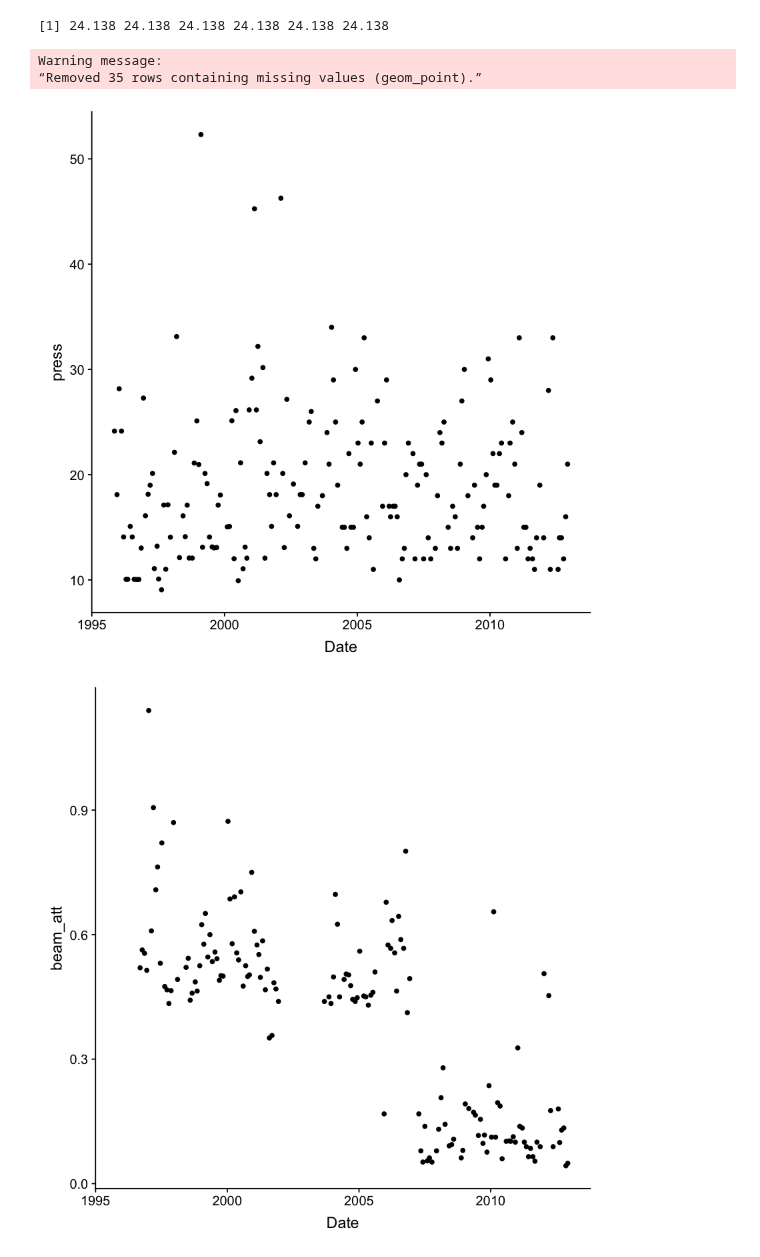
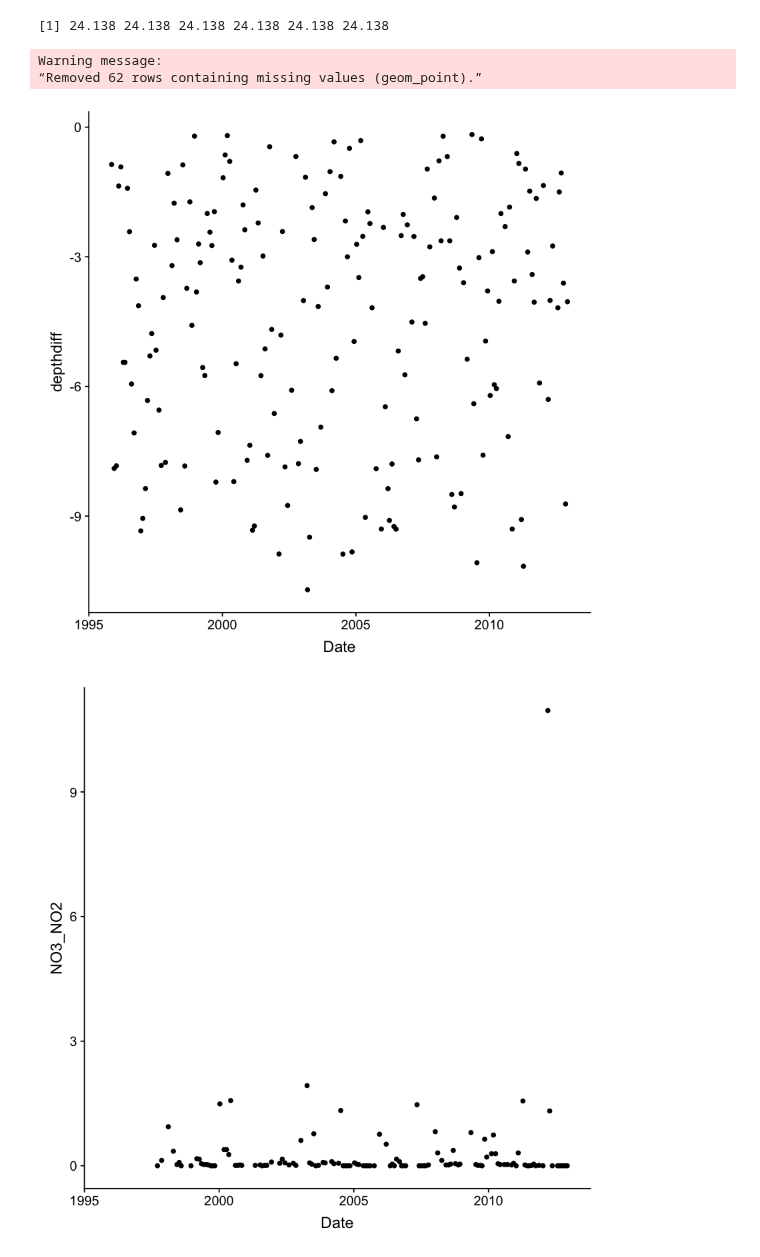
Before and after one commit to ben1post/BennyPhD, a Jupyter notebook: CaRiaco/RegimeShiftNotebooks/MLD_ConcBelowMLD.R.ipynb, the cells around one changed output. Drawn from its saved outputs; the diff is of its cells as text; code cells hidden in the pictures.

Commit message:
DataAnalysis REGIMES

```diff
--- a/CaRiaco/RegimeShiftNotebooks/MLD_ConcBelowMLD.R.ipynb
+++ b/CaRiaco/RegimeShiftNotebooks/MLD_ConcBelowMLD.R.ipynb
@@ -64,8 +60,8 @@ niskin_at_mld_filtered <- niskin_at_mld[niskin_at_mld$depthdiff>-15,] # only tak
 # %%
-ggplot() + geom_point(data=niskin_at_mld_filtered, aes(x=Date,y=press))
-ggplot() + geom_point(data=niskin_at_mld_filtered, aes(x=Date,y=beam_att))
+ggplot() + geom_point(data=niskin_at_mld_filtered, aes(x=Date,y=depthdiff))
+ggplot() + geom_point(data=niskin_at_mld_filtered, aes(x=Date,y=NO3_NO2))
 # %% [output]
 Warning message:
-“Removed 35 rows containing missing values (geom_point).”
+“Removed 62 rows containing missing values (geom_point).”
-[figure, old version]
+[figure, new version]
-[figure, old version]
+[figure, new version]
```
Also changed, not shown: parts of 16 cells of this notebook, 59 other files.
